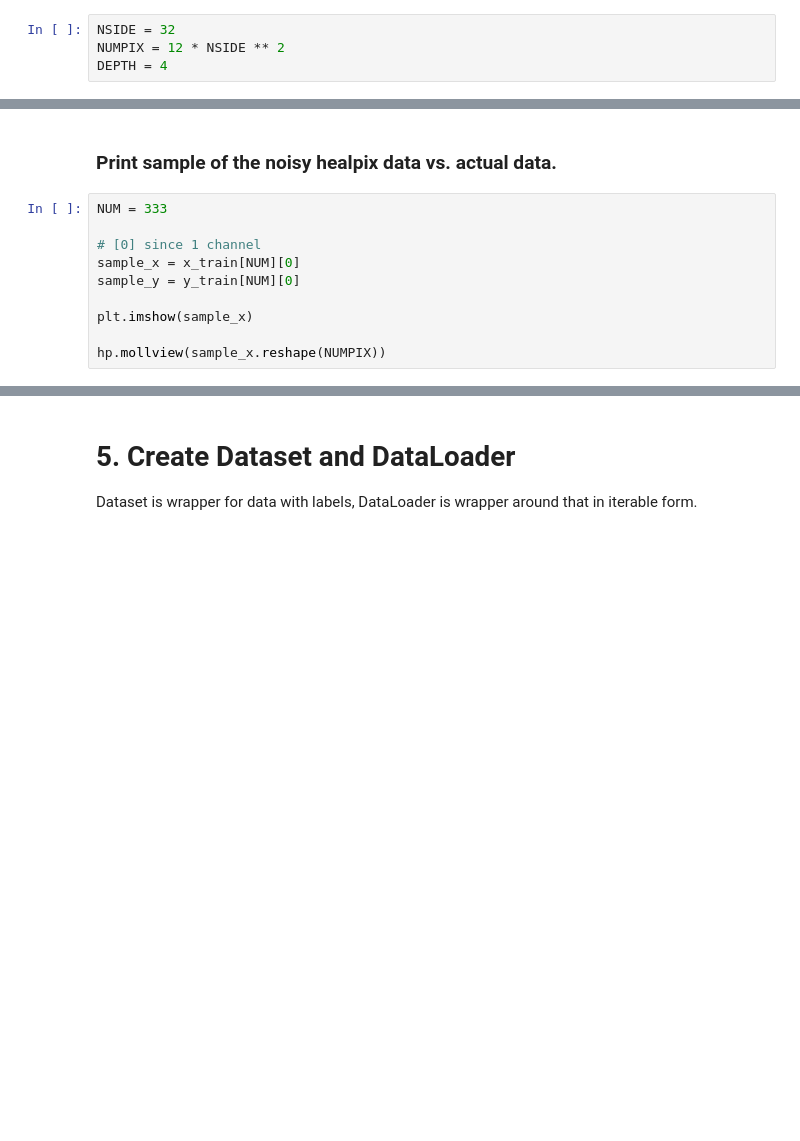
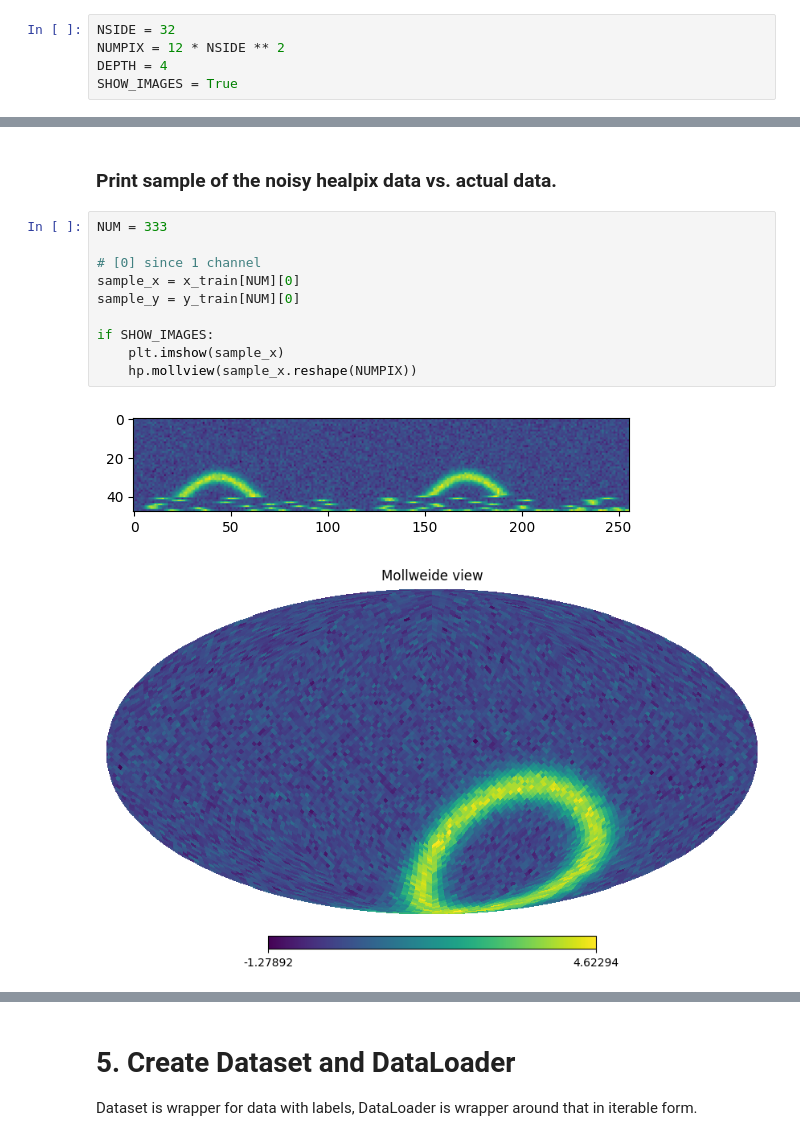
Before and after one commit to zoglauer/nn-response-approximation, a Jupyter notebook: actual-denoise.ipynb, the cells around one changed output, grey strips where cells are left out. Drawn from its saved outputs; the diff is of its cells as text; blank space fills up the shorter version.

Commit message:
Add flag for showing images.

```diff
--- a/actual-denoise.ipynb
+++ b/actual-denoise.ipynb
@@ -19,6 +19,7 @@
 NSIDE = 32
 NUMPIX = 12 * NSIDE ** 2
 DEPTH = 4
+SHOW_IMAGES = True
 # %% [markdown]
 # Helper Functions
 # %%
@@ -168,11 +189,14 @@ print("x_test shape: ", x_test.shape)
 # %%
 NUM = 333
 
 # [0] since 1 channel
 sample_x = x_train[NUM][0]
 sample_y = y_train[NUM][0]
 
-plt.imshow(sample_x)
-
-hp.mollview(sample_x.reshape(NUMPIX))
+if SHOW_IMAGES:
+    plt.imshow(sample_x)
+    hp.mollview(sample_x.reshape(NUMPIX))
+# %% [output]
+[figure, added]
+[figure, added]
 # %%
```
Also changed, not shown: parts of 12 cells of this notebook.
